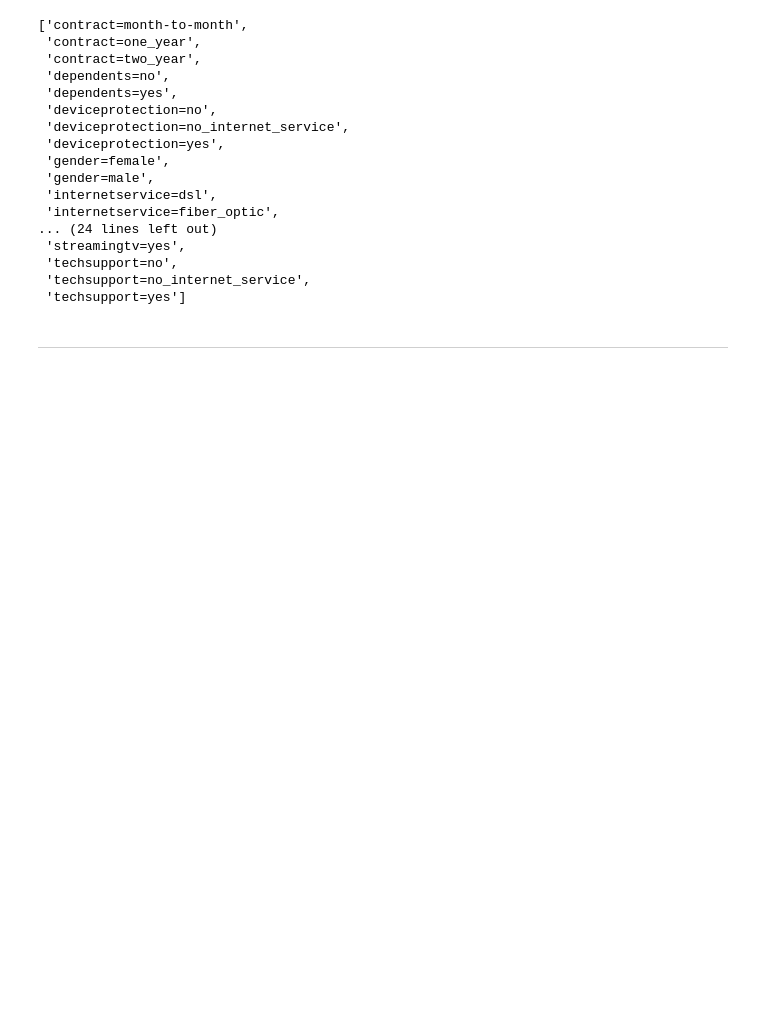
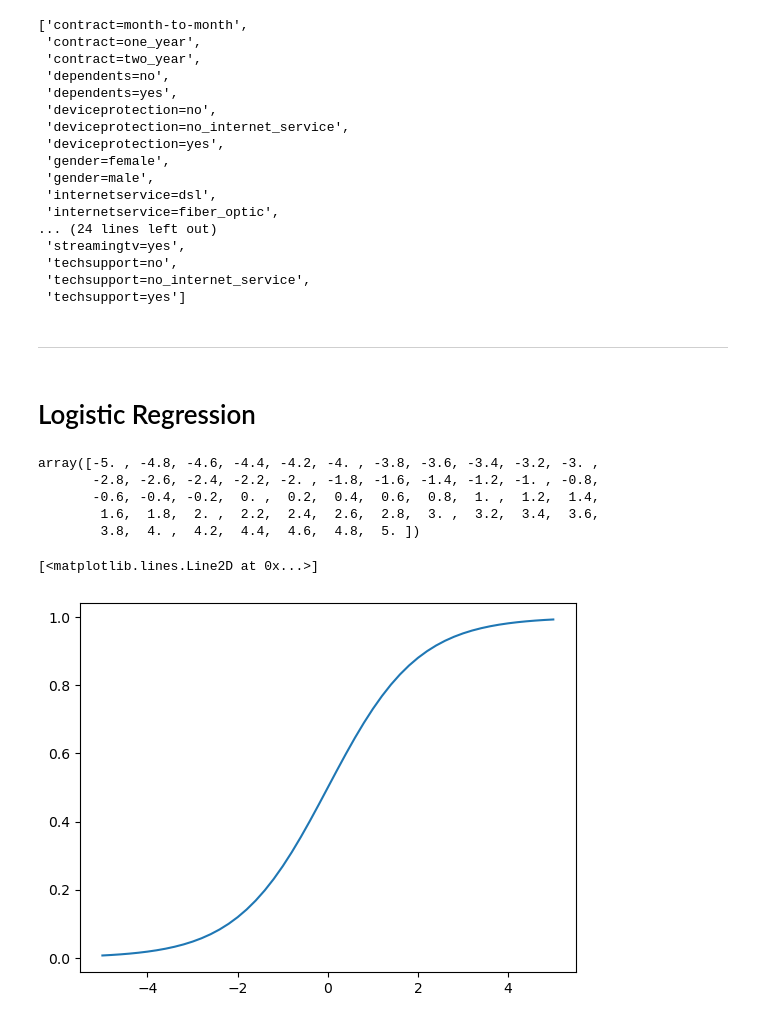
Before and after one commit to tummala-hareesh/ml_zoomcamp_ht, a Jupyter notebook: ipynb/03_customer_churn_prediction.ipynb, the cells around one changed output. Drawn from its saved outputs; the diff is of its cells as text; code cells hidden in the pictures; blank space fills up the shorter version.

```diff
--- a/ipynb/03_customer_churn_prediction.ipynb
+++ b/ipynb/03_customer_churn_prediction.ipynb
@@ -575,3 +575,22 @@ dv.get_feature_names()
  'techsupport=yes']
 # %% [markdown]
 ***
+# %% [markdown]
+# Logistic Regression
+# %%
+def sigmod(z):
+    return 1/(1+np.exp(-z))
+# %%
+z = np.linspace(-5,5,51)
+z
+# %% [output]
+array([-5. , -4.8, -4.6, -4.4, -4.2, -4. , -3.8, -3.6, -3.4, -3.2, -3. ,
+       -2.8, -2.6, -2.4, -2.2, -2. , -1.8, -1.6, -1.4, -1.2, -1. , -0.8,
+       -0.6, -0.4, -0.2,  0. ,  0.2,  0.4,  0.6,  0.8,  1. ,  1.2,  1.4,
+        1.6,  1.8,  2. ,  2.2,  2.4,  2.6,  2.8,  3. ,  3.2,  3.4,  3.6,
+        3.8,  4. ,  4.2,  4.4,  4.6,  4.8,  5. ])
+# %%
+plt.plot(z, sigmod(z))
+# %% [output]
+[<matplotlib.lines.Line2D at 0x...>]
+[figure, added]
```
Also changed, not shown: parts of 2 cells of this notebook, 1 other file.
